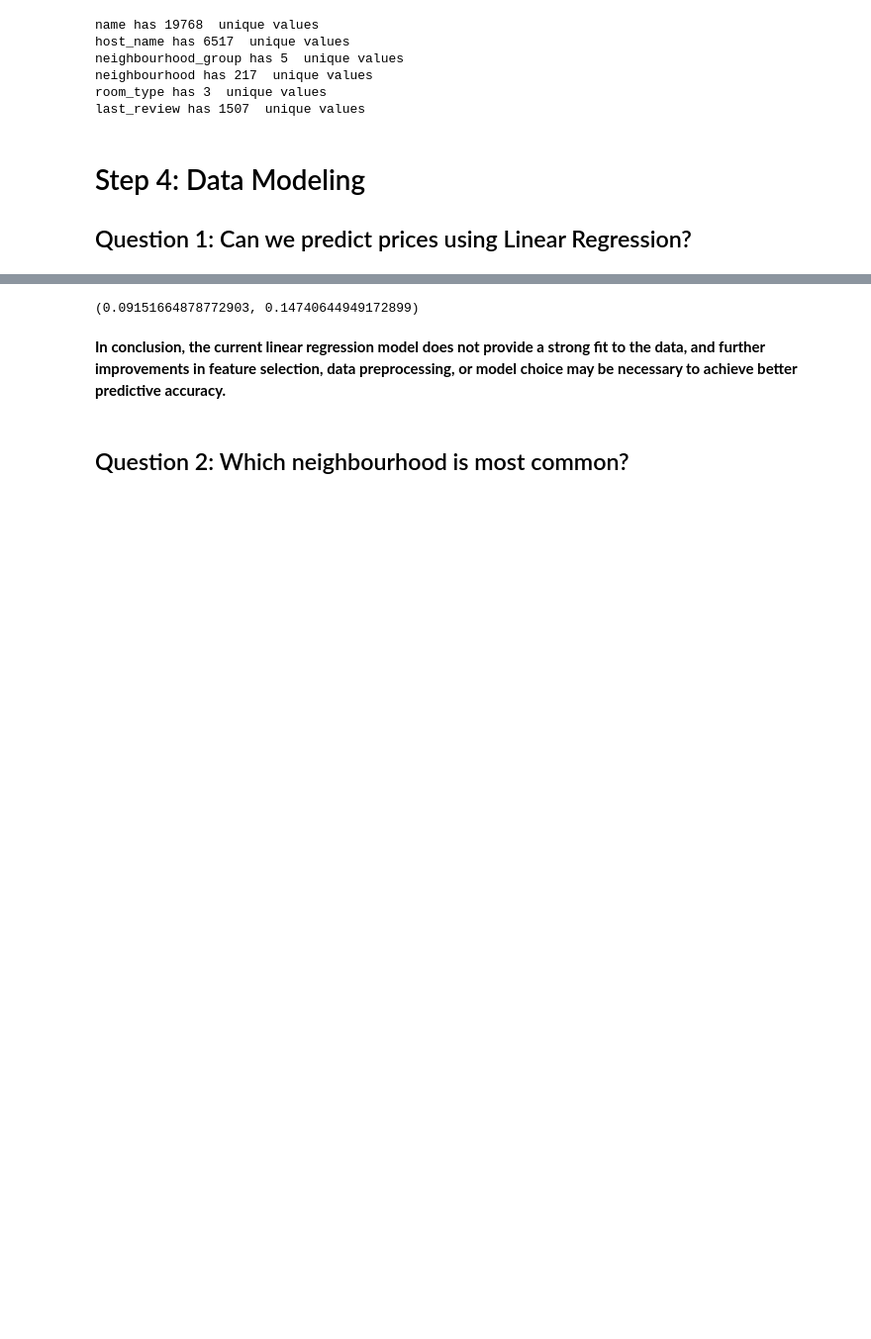
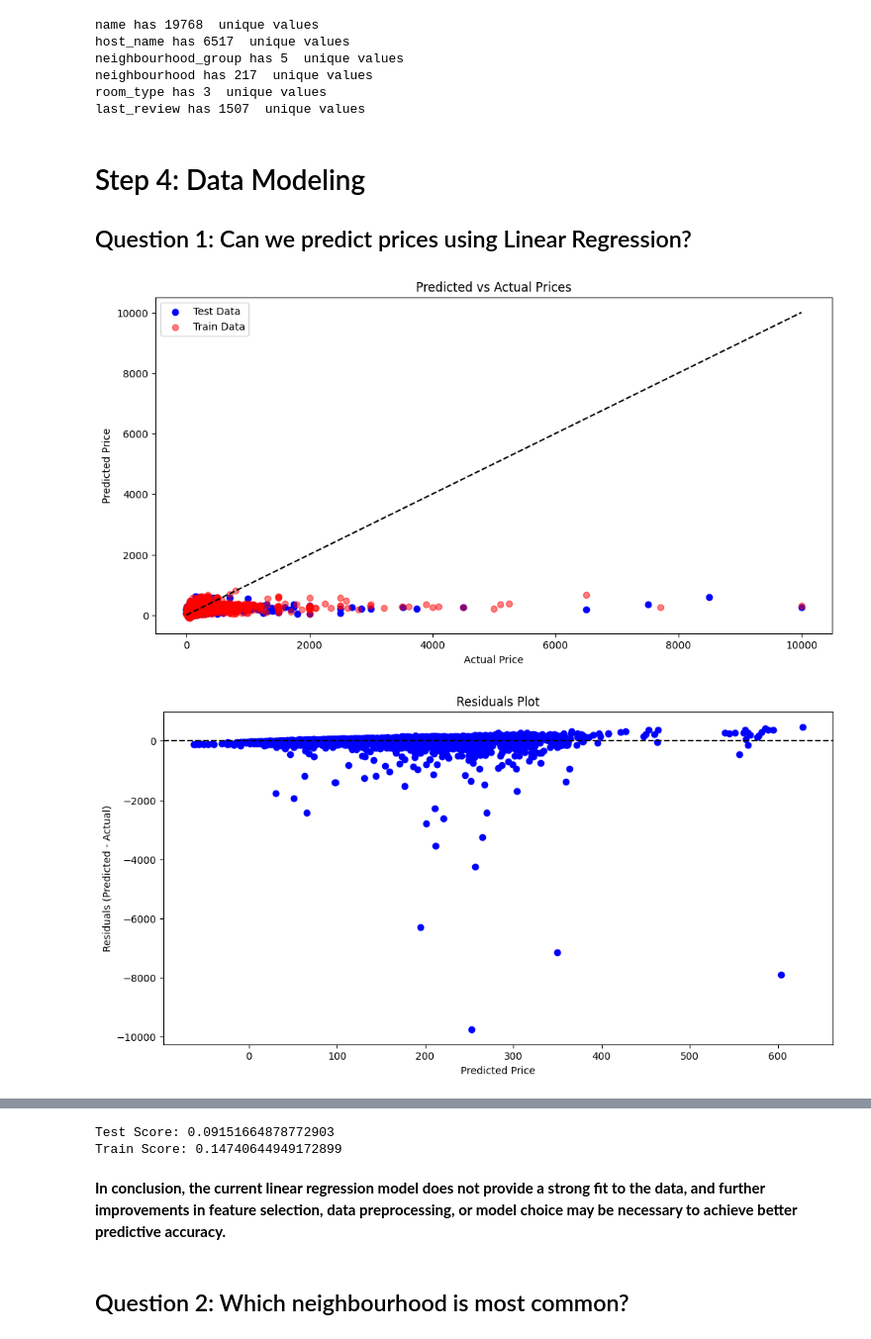
Before and after one commit to amitechno/datascienceproject1, a Jupyter notebook: ny.ipynb, the cells around one changed output, grey strips where cells are left out. Shown at 99% size. Drawn from its saved outputs; the diff is of its cells as text; code cells hidden in the pictures; blank space fills up the shorter version.

```diff
--- a/ny.ipynb
+++ b/ny.ipynb
@@ -276,31 +276,62 @@ def clean_fit_linear_mod(
     lm_model.fit(X_train, y_train) #Fit
 
     # Initialize the scaler for feature scaling
     #scaler = StandardScaler()
 
     # Fit and transform the explanatory variables (X) with the scaler
     #X_scaled = scaler.fit_transform(X_train)
 
     # Train the model with the scaled data
     #lm_model.fit(X_scaled, y_train)
 
     #Predict using your model
     y_test_preds = lm_model.predict(X_test)
     y_train_preds = lm_model.predict(X_train)
 
     #Score using your model
     test_score = r2_score(y_test, y_test_preds)
     train_score = r2_score(y_train, y_train_preds)
 
+    # Plotting Predicted vs Actual values
+    plt.figure(figsize=(12, 6))
+    plt.scatter(y_test, y_test_preds, color='blue', label='Test Data')
+    plt.scatter(y_train, y_train_preds, color='red', label='Train Data', alpha=0.5)
+    plt.plot([min(y_test), max(y_test)], [min(y_test), max(y_test)], color='black', linestyle='--')  # Ideal line
+    plt.xlabel('Actual Price')
+    plt.ylabel('Predicted Price')
+    plt.title('Predicted vs Actual Prices')
+    plt.legend()
+    plt.show()
+
+    # Plotting Residuals (Predicted - Actual)
+    residuals = y_test_preds - y_test
+    plt.figure(figsize=(12, 6))
+    plt.scatter(y_test_preds, residuals, color='blue')
+    plt.axhline(y=0, color='black', linestyle='--')
+    plt.xlabel('Predicted Price')
+    plt.ylabel('Residuals (Predicted - Actual)')
+    plt.title('Residuals Plot')
+    plt.show()
+
+    # Plotting distribution of residuals
+    plt.figure(figsize=(12, 6))
+    sns.histplot(residuals, kde=True, color='green')
+    plt.xlabel('Residuals')
+    plt.title('Distribution of Residuals')
+    plt.show()
+
     return test_score, train_score, lm_model, X_train, X_test, y_train, y_test
 
 
 # Example usage
 
 droplist = ["name", "host_name", "last_review"]
 cat_cols_lst = ["neighbourhood_group", "room_type", "neighbourhood"]
 test_score, train_score, lm_model, X_train, X_test, y_train, y_test = (
     clean_fit_linear_mod(df, "price", cat_cols_lst, droplist, dummy_na=False)
 )
-test_score, train_score
+print("Test Score:", test_score)
+print("Train Score:", train_score)
 # %% [output]
+[figure, added]
+[figure, added]
@@ -307,4 +339,5 @@ test_score, train_score
-(0.09151664878772903, 0.14740644949172899)
+Test Score: 0.09151664878772903
+Train Score: 0.14740644949172899
 # %% [markdown]
 **In conclusion, the current linear regression model does not provide a strong fit to the data, and further improvements in feature selection, data preprocessing, or model choice may be necessary to achieve better predictive accuracy.**
 # %% [markdown]
```
Also changed, not shown: parts of 4 cells of this notebook, 1 other file.
